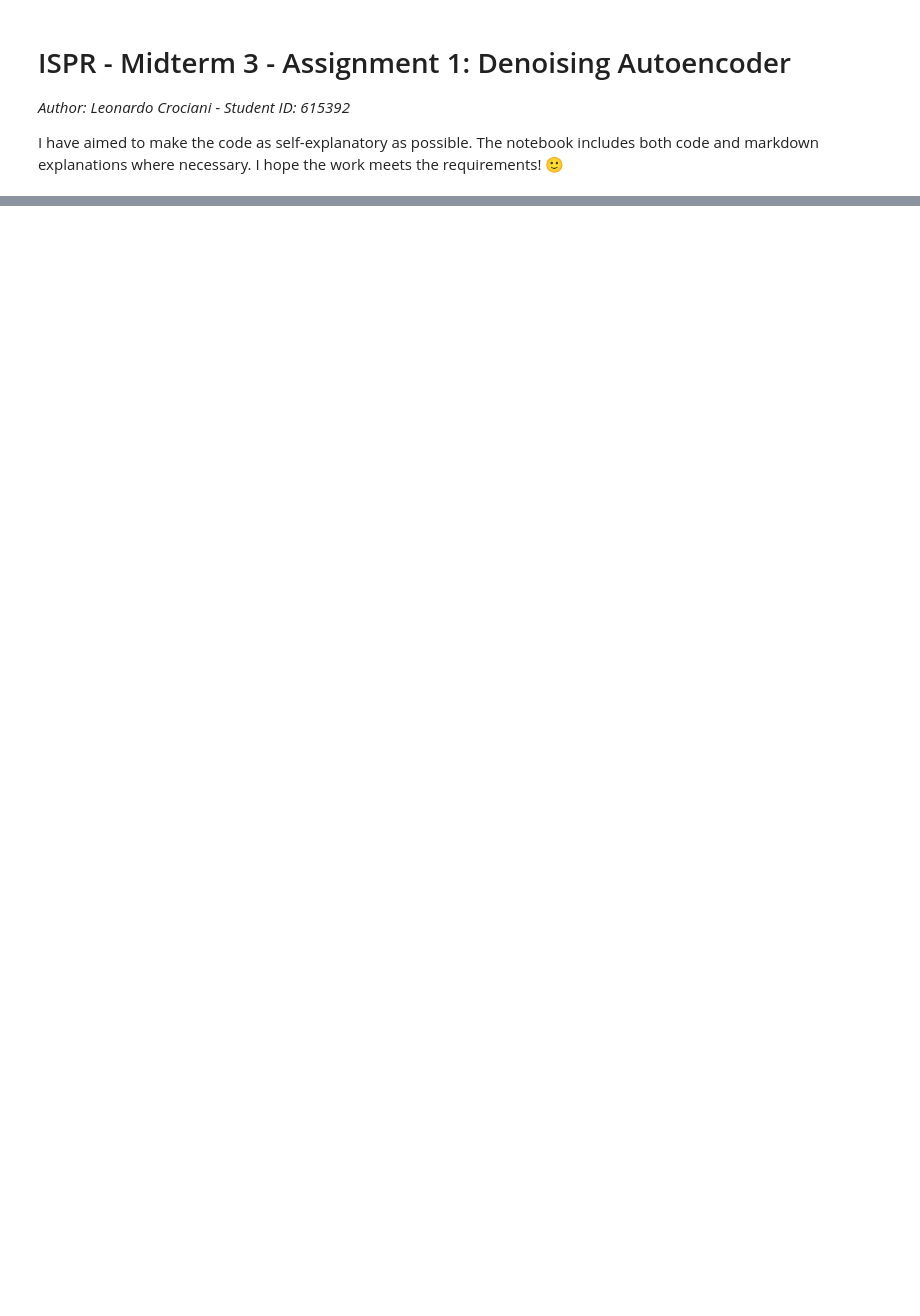
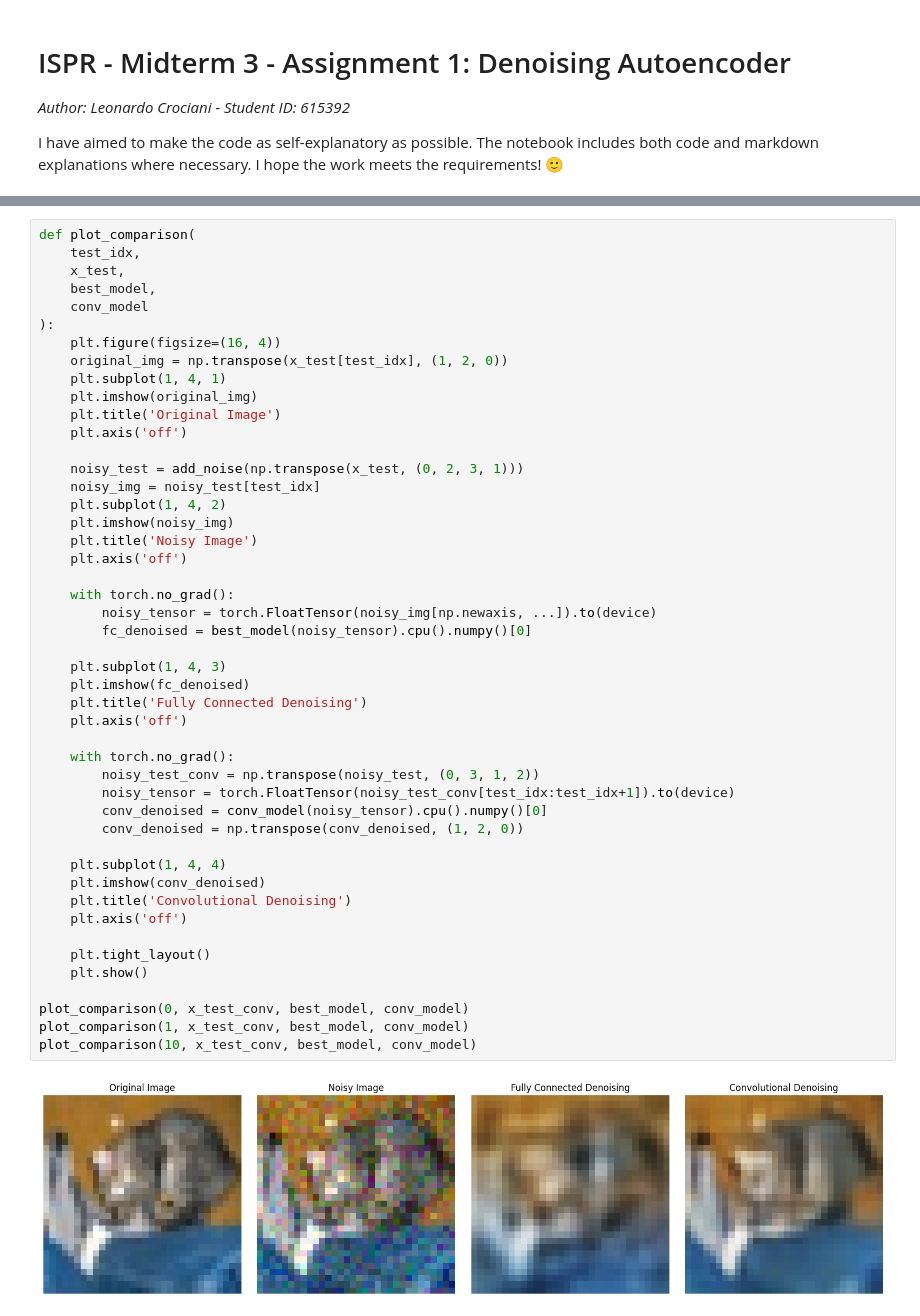
Before and after one commit to leonardocrociani/Intelligent-Systems-For-Pattern-Recognition, a Jupyter notebook: denoising-autoencoder.ipynb, the cells around one changed output, grey strips where cells are left out. Drawn from its saved outputs; the diff is of its cells as text; blank space fills up the shorter version.

```diff
--- a/denoising-autoencoder.ipynb
+++ b/denoising-autoencoder.ipynb
@@ -645,0 +666,49 @@ Convolutional Autoencoder MSE: 0.004002
+# %%
+def plot_comparison(
+    test_idx,
+    x_test,
+    best_model,
+    conv_model
+):
+    plt.figure(figsize=(16, 4))
+    original_img = np.transpose(x_test[test_idx], (1, 2, 0))
+    plt.subplot(1, 4, 1)
+    plt.imshow(original_img)
+    plt.title('Original Image')
+    plt.axis('off')
+
+    noisy_test = add_noise(np.transpose(x_test, (0, 2, 3, 1)))
+    noisy_img = noisy_test[test_idx]
+    plt.subplot(1, 4, 2)
+    plt.imshow(noisy_img)
+    plt.title('Noisy Image')
+    plt.axis('off')
+
+    with torch.no_grad():
+        noisy_tensor = torch.FloatTensor(noisy_img[np.newaxis, ...]).to(device)
+        fc_denoised = best_model(noisy_tensor).cpu().numpy()[0]
+
+    plt.subplot(1, 4, 3)
+    plt.imshow(fc_denoised)
+    plt.title('Fully Connected Denoising')
+    plt.axis('off')
+
+    with torch.no_grad():
+        noisy_test_conv = np.transpose(noisy_test, (0, 3, 1, 2))
+        noisy_tensor = torch.FloatTensor(noisy_test_conv[test_idx:test_idx+1]).to(device)
+        conv_denoised = conv_model(noisy_tensor).cpu().numpy()[0]
+        conv_denoised = np.transpose(conv_denoised, (1, 2, 0))
+
+    plt.subplot(1, 4, 4)
+    plt.imshow(conv_denoised)
+    plt.title('Convolutional Denoising')
+    plt.axis('off')
+
+    plt.tight_layout()
+    plt.show()
+
+plot_comparison(0, x_test_conv, best_model, conv_model)
+plot_comparison(1, x_test_conv, best_model, conv_model)
+plot_comparison(10, x_test_conv, best_model, conv_model)
+# %% [output]
+[figure, added]
```
Also changed, not shown: parts of 21 cells of this notebook, 1 other file.
